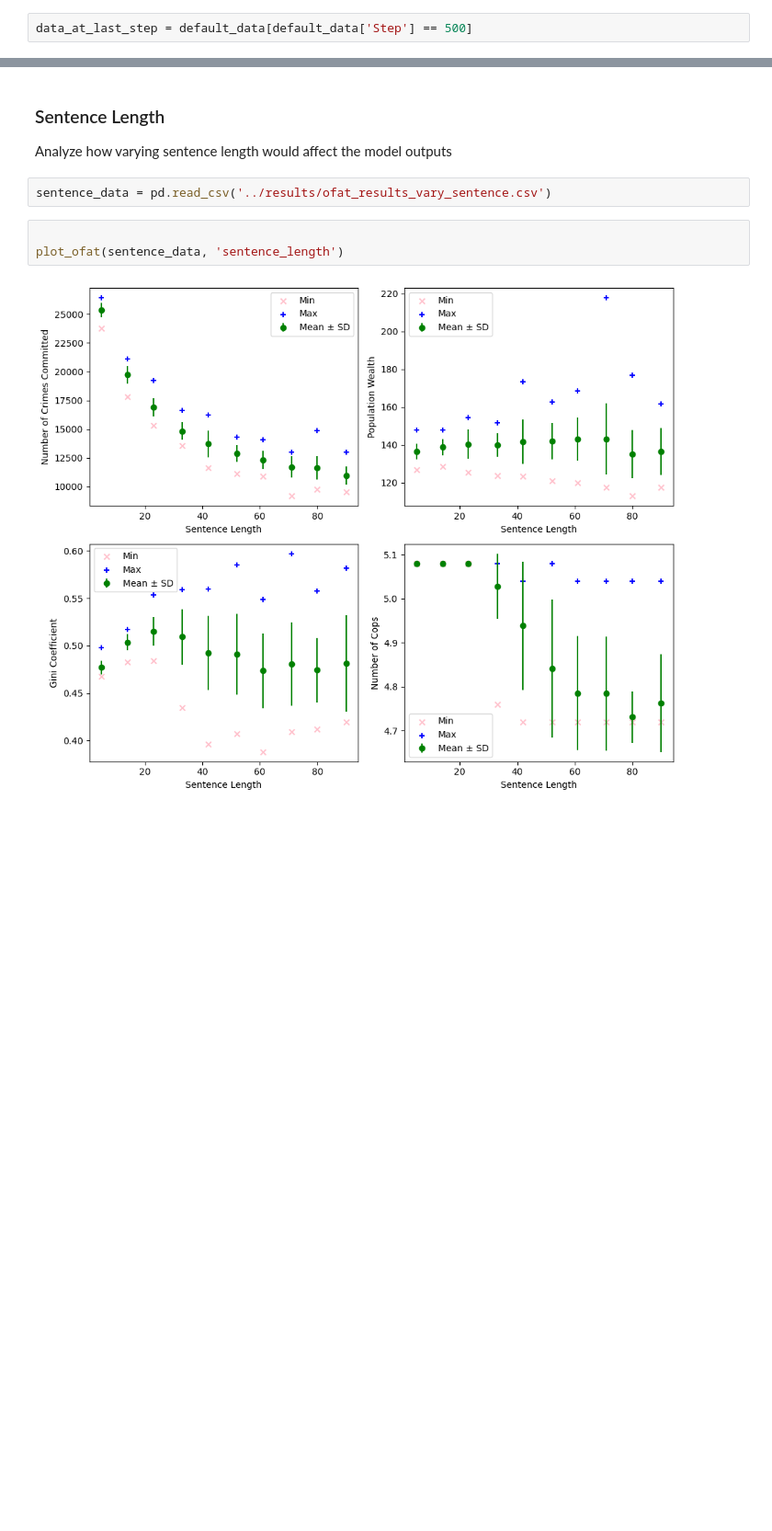
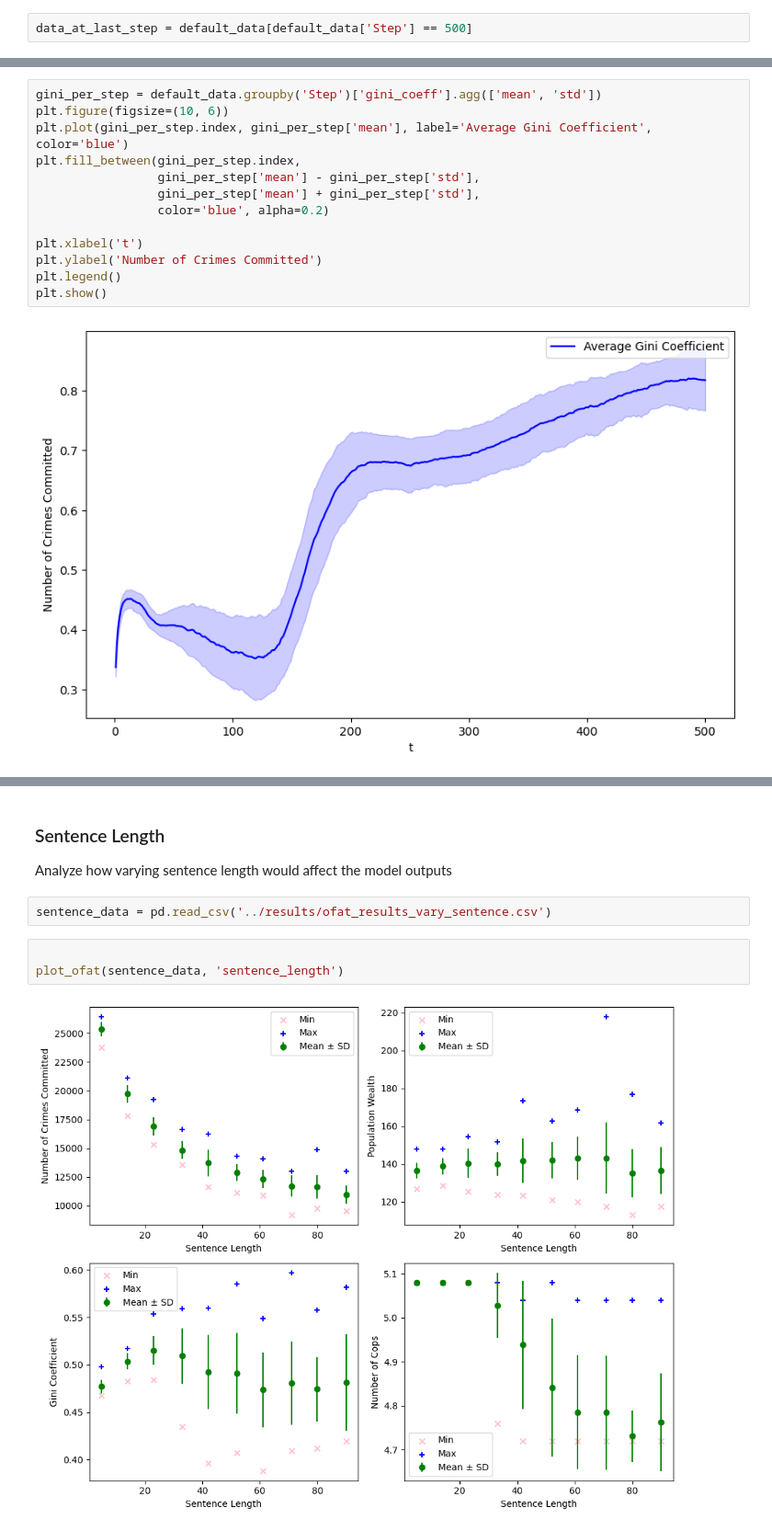
Before and after one commit to nabilasiregar/abm-project, a Jupyter notebook: notebooks/sensitivity_analysis.ipynb, the cells around one changed output, grey strips where cells are left out. Shown: that part at 92% size. Cells and saved outputs as stored; diff of their text form; blank space fills up the shorter version.

```diff
--- a/notebooks/sensitivity_analysis.ipynb
+++ b/notebooks/sensitivity_analysis.ipynb
@@ -66,0 +92,15 @@ plt.show()
+# %%
+gini_per_step = default_data.groupby('Step')['gini_coeff'].agg(['mean', 'std'])
+plt.figure(figsize=(10, 6))
+plt.plot(gini_per_step.index, gini_per_step['mean'], label='Average Gini Coefficient', color='blue')
+plt.fill_between(gini_per_step.index,
+                 gini_per_step['mean'] - gini_per_step['std'],
+                 gini_per_step['mean'] + gini_per_step['std'],
+                 color='blue', alpha=0.2)
+
+plt.xlabel('t')
+plt.ylabel('Number of Crimes Committed')
+plt.legend()
+plt.show()
+# %% [output]
+[figure, added]
```
Also changed, not shown: parts of 13 cells of this notebook, 3 other files.
